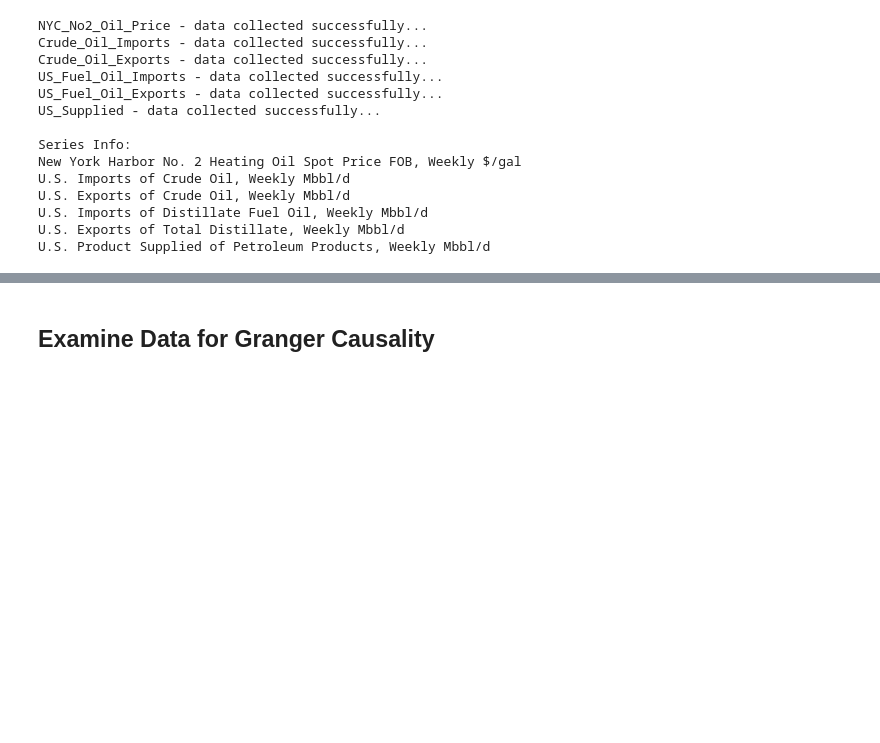
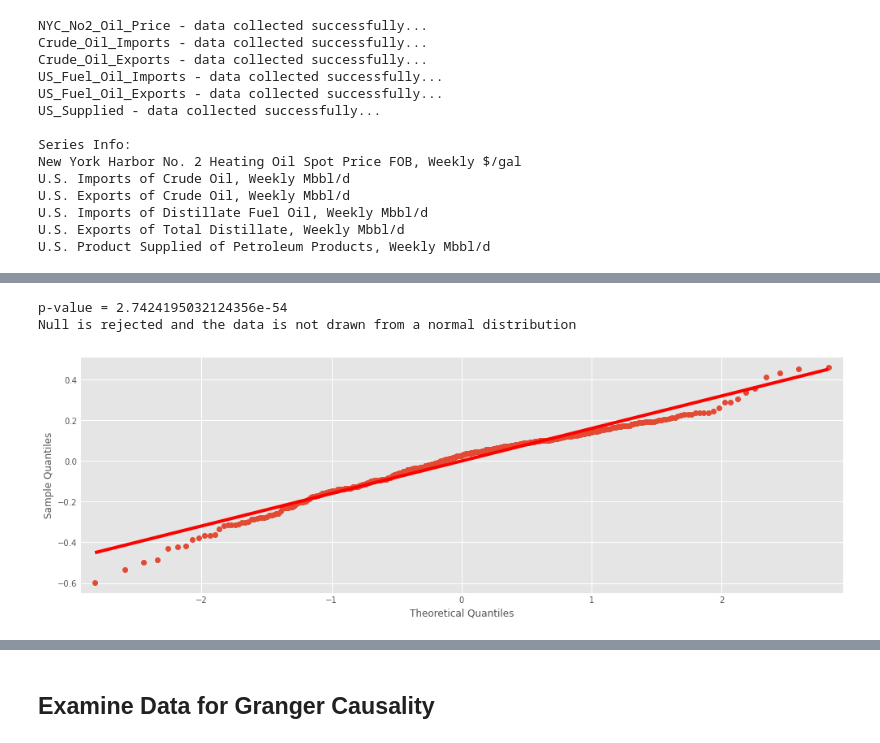
Before and after one commit to jgalloway42/NYC_No2_Diesel_Price_Forecast, a Jupyter notebook: NYC_No2_Diesel_Forecast.ipynb, the cells around one changed output, grey strips where cells are left out. Cells and saved outputs as stored; diff of their text form; code cells hidden in the pictures; blank space fills up the shorter version.

```diff
--- a/NYC_No2_Diesel_Forecast.ipynb
+++ b/NYC_No2_Diesel_Forecast.ipynb
@@ -250,0 +236,20 @@ _=df.plot(subplots = True,legend = True, figsize = (15,15))
+# %%
+from scipy.stats import kstest
+def normal_rediuals(data, alpha = 0.05):
+    pvalue = kstest(data,'norm').pvalue
+    print(f'p-value = {pvalue}')
+    if pvalue < alpha:
+        # Null is rejected
+        print('Null is rejected and the data is not drawn from a normal distribution')
+        return False
+    else:
+        print('Failed to reject the Null; the data is drawn from a normal distribution')
+        return True
+# %%
+# test residuals
+normal_rediuals(sda.resid.dropna())
+_=qqplot(sda.resid.dropna(),line='s')
+# %% [output]
+p-value = 2.7424195032124356e-54
+Null is rejected and the data is not drawn from a normal distribution
+[figure, added]
```
Also changed, not shown: parts of 50 cells of this notebook.
